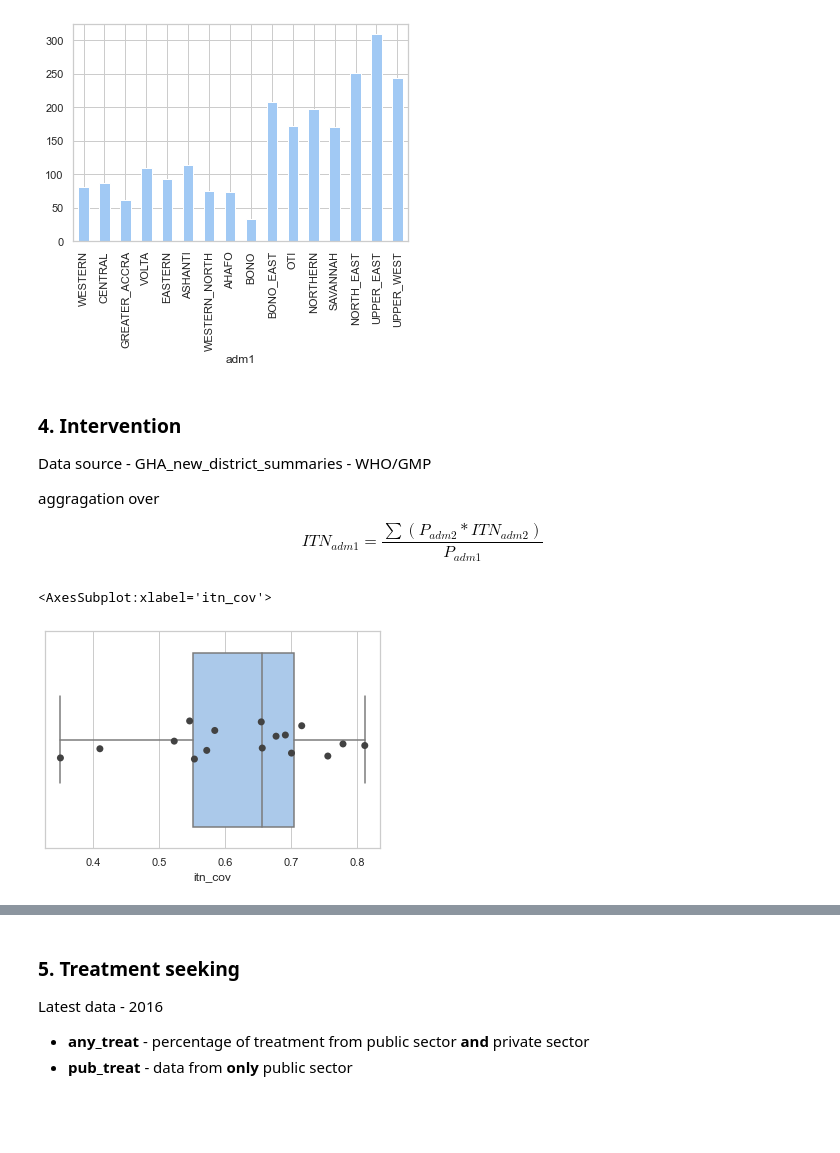
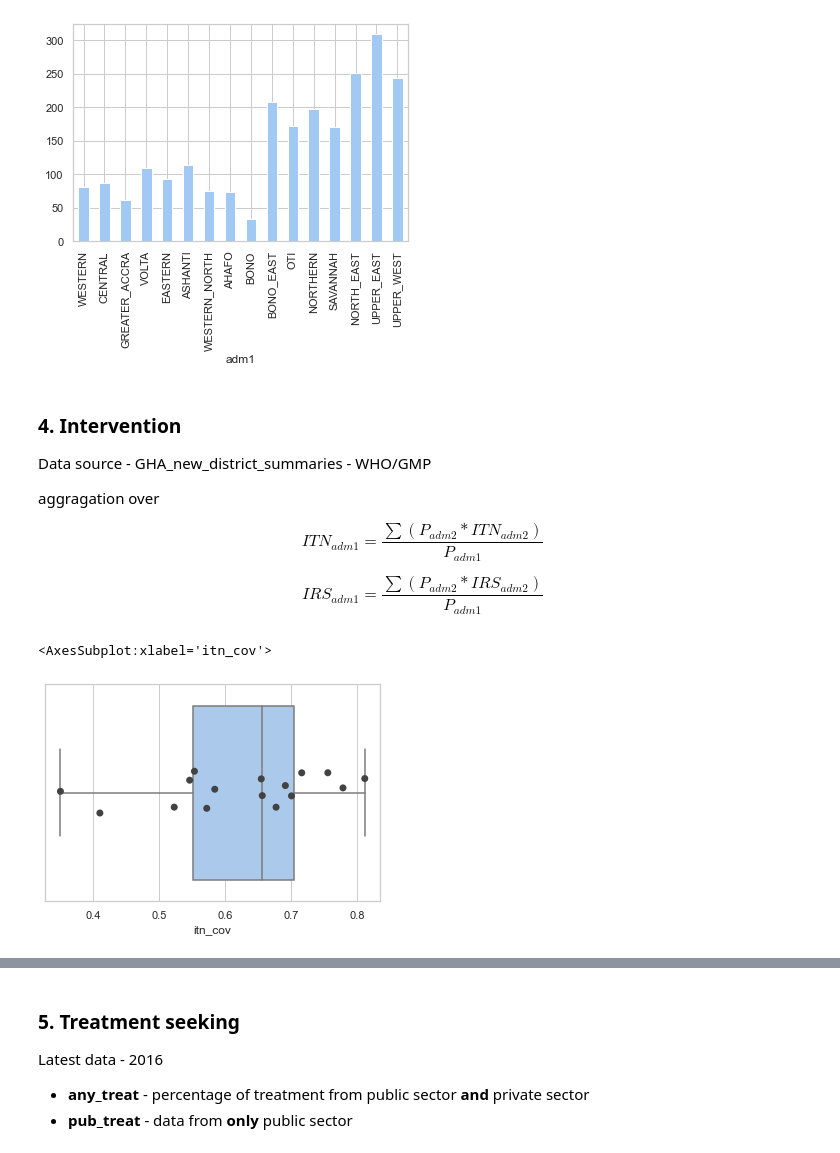
Before and after one commit to sepmein/mBench, a Jupyter notebook: GHA_data_preparation.ipynb, the cells around one changed output, grey strips where cells are left out. Saved outputs shown, nothing was run; the diff lists cells and outputs as text; code cells hidden in the pictures; blank space fills up the shorter version.

```diff
--- a/GHA_data_preparation.ipynb
+++ b/GHA_data_preparation.ipynb
@@ -798,33 +798,35 @@ Data source - GHA_new_district_summaries - WHO/GMP
 aggragation over
 
 $$ITN_{adm1} =\frac{\sum{(P_{adm2}*ITN_{adm2})}}{P_{adm1}}$$
+
+$$IRS_{adm1} =\frac{\sum{(P_{adm2}*IRS_{adm2})}}{P_{adm1}}$$
 # %%
 # gha_intervention = pd.read_stata('../Data/GHA/interventions/interventions.dta')
-itn_coverage = pd.read_excel(io='/Users/sepmein/Dropbox/benchmarking/Data/GHA/MAP_District_Estimates/Maps_by_MAP_260districts/GHA_summaries/GHA_new_district_summaries.xlsx',
+intervention = pd.read_excel(io='/Users/sepmein/Dropbox/benchmarking/Data/GHA/MAP_District_Estimates/Maps_by_MAP_260districts/GHA_summaries/GHA_new_district_summaries.xlsx',
                              sheet_name='district_summaries')
-itn_coverage = adm1_name_reformat(df=itn_coverage,
+intervention = adm1_name_reformat(df=intervention,
                                   original_column_name='REGION',
                                   set_index=False)
 
-itn_coverage = itn_coverage.rename(columns={
+intervention = intervention.rename(columns={
     'DISTRICT': 'adm2'
 })
-itn_coverage = itn_coverage[['adm1', 'adm2', 'ITN_2018']]
+itn_coverage = intervention[['adm1', 'adm2', 'ITN_2018']]
 itn_coverage = pd.merge(left=gha_adm2_population,
          right=itn_coverage,
          left_on='adm2',
          right_on='adm2')
 
 itn_coverage = itn_coverage.drop(columns=['adm1_x'],axis=1)
 itn_coverage = itn_coverage.rename(columns={
     'adm1_y': 'adm1'
 })
 itn_coverage['population_itn'] = itn_coverage['population'] * itn_coverage['ITN_2018']
 itn_coverage_groupby_sum = itn_coverage.groupby(by='adm1').sum()
 itn_coverage_groupby_sum['itn_coverage'] = itn_coverage_groupby_sum['population_itn']/itn_coverage_groupby_sum['population']
 gha['itn_cov'] = itn_coverage_groupby_sum['itn_coverage']
 sns.stripplot(gha['itn_cov'], size=7, color='.26')
 sns.boxplot(gha['itn_cov'], showfliers=False)
 # %% [output]
 <AxesSubplot:xlabel='itn_cov'>
-[figure, old version]
+[figure, new version]
```
Also changed, not shown: parts of 7 cells of this notebook, 2 other files.
